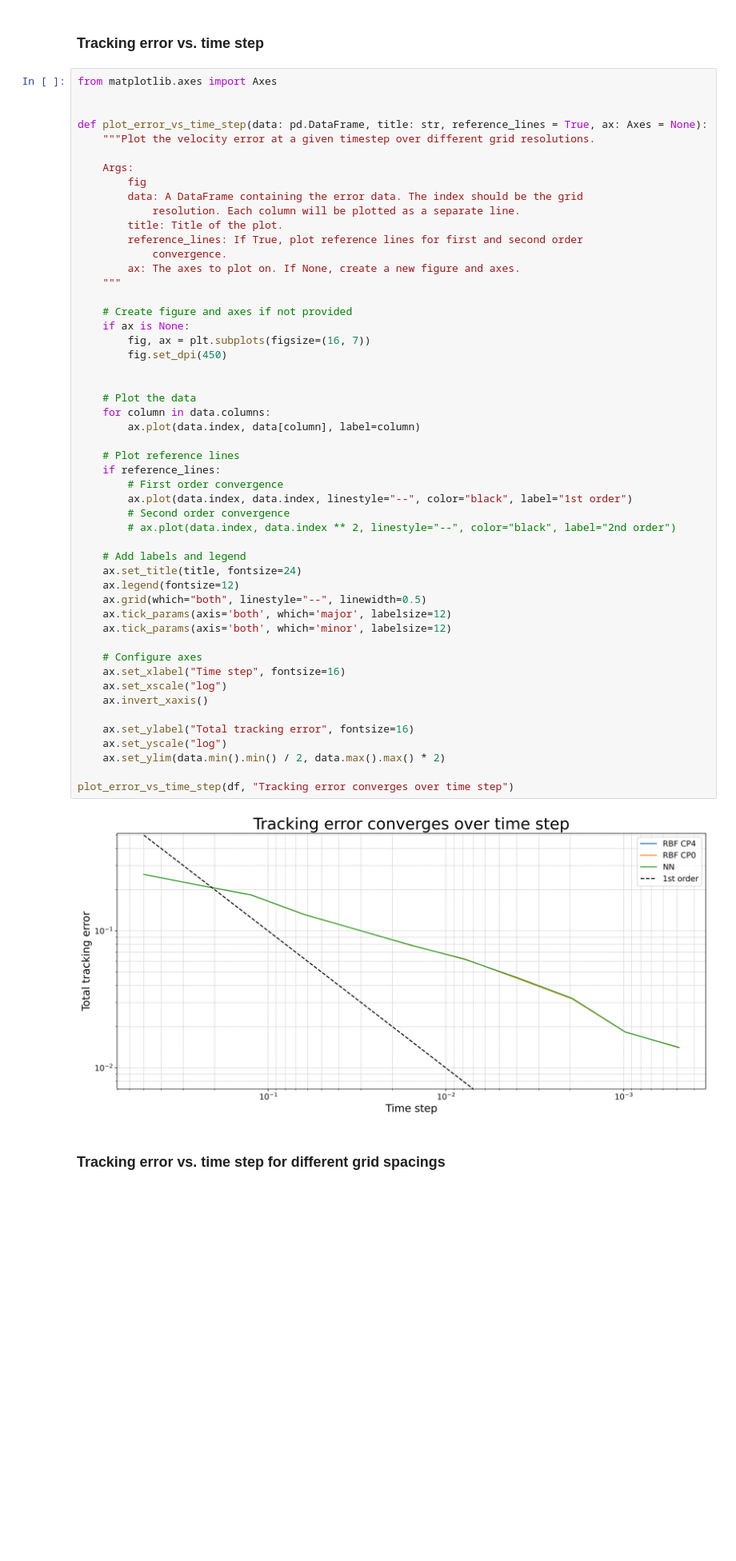
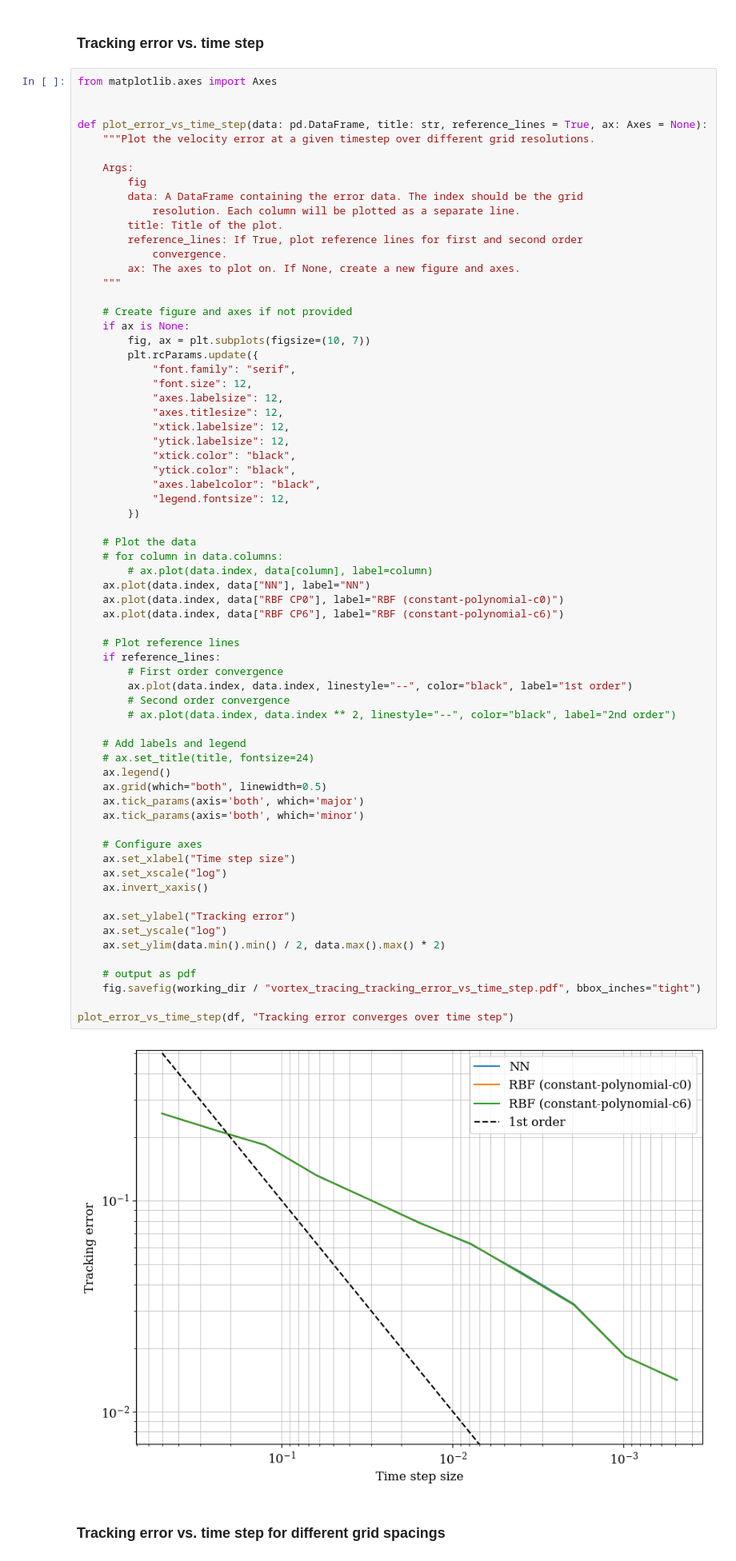
Before and after one commit to r-walloner/Flexible-mesh-particle-coupling-with-preCICE, a Jupyter notebook: particle_tracing_rayleigh_kothe_vortex/experiments/convergence_under_timestep_refinement/tracking_error_time_step.ipynb, the cells around one changed output. Shown at 80% size. Saved outputs shown, nothing was run; the diff lists cells and outputs as text; blank space fills up the shorter version.

Commit message:
More Figures

```diff
--- a/particle_tracing_rayleigh_kothe_vortex/experiments/convergence_under_timestep_refinement/tracking_error_time_step.ipynb
+++ b/particle_tracing_rayleigh_kothe_vortex/experiments/convergence_under_timestep_refinement/tracking_error_time_step.ipynb
@@ -120,46 +120,62 @@ def plot_error_vs_time_step(data: pd.DataFrame, title: str, reference_lines = Tr
             resolution. Each column will be plotted as a separate line.
         title: Title of the plot.
         reference_lines: If True, plot reference lines for first and second order
             convergence.
         ax: The axes to plot on. If None, create a new figure and axes.
     """
 
     # Create figure and axes if not provided
     if ax is None:
-        fig, ax = plt.subplots(figsize=(16, 7))
-        fig.set_dpi(450)
-
+        fig, ax = plt.subplots(figsize=(10, 7))
+        plt.rcParams.update({
+            "font.family": "serif",
+            "font.size": 12,
+            "axes.labelsize": 12,
+            "axes.titlesize": 12,
+            "xtick.labelsize": 12,
+            "ytick.labelsize": 12,
+            "xtick.color": "black",
+            "ytick.color": "black",
+            "axes.labelcolor": "black",
+            "legend.fontsize": 12,
+        })
 
     # Plot the data
-    for column in data.columns:
-        ax.plot(data.index, data[column], label=column)
+    # for column in data.columns:
+        # ax.plot(data.index, data[column], label=column)
+    ax.plot(data.index, data["NN"], label="NN")
+    ax.plot(data.index, data["RBF CP0"], label="RBF (constant-polynomial-c0)")
+    ax.plot(data.index, data["RBF CP6"], label="RBF (constant-polynomial-c6)")
 
     # Plot reference lines
     if reference_lines:
         # First order convergence
         ax.plot(data.index, data.index, linestyle="--", color="black", label="1st order")
         # Second order convergence
         # ax.plot(data.index, data.index ** 2, linestyle="--", color="black", label="2nd order")
 
     # Add labels and legend
-    ax.set_title(title, fontsize=24)
-    ax.legend(fontsize=12)
-    ax.grid(which="both", linestyle="--", linewidth=0.5)
-    ax.tick_params(axis='both', which='major', labelsize=12)
-    ax.tick_params(axis='both', which='minor', labelsize=12)
+    # ax.set_title(title, fontsize=24)
+    ax.legend()
+    ax.grid(which="both", linewidth=0.5)
+    ax.tick_params(axis='both', which='major')
+    ax.tick_params(axis='both', which='minor')
 
     # Configure axes
-    ax.set_xlabel("Time step", fontsize=16)
+    ax.set_xlabel("Time step size")
     ax.set_xscale("log")
     ax.invert_xaxis()
 
-    ax.set_ylabel("Total tracking error", fontsize=16)
+    ax.set_ylabel("Tracking error")
     ax.set_yscale("log")
     ax.set_ylim(data.min().min() / 2, data.max().max() * 2)
 
+    # output as pdf
+    fig.savefig(working_dir / "vortex_tracing_tracking_error_vs_time_step.pdf", bbox_inches="tight")
+
 plot_error_vs_time_step(df, "Tracking error converges over time step")
 # %% [output]
-[figure, old version]
+[figure, new version]
 # %% [markdown]
 ### Tracking error vs. time step for different grid spacings
 # %%
```
Also changed, not shown: parts of 2 cells of this notebook, 1 other file.
